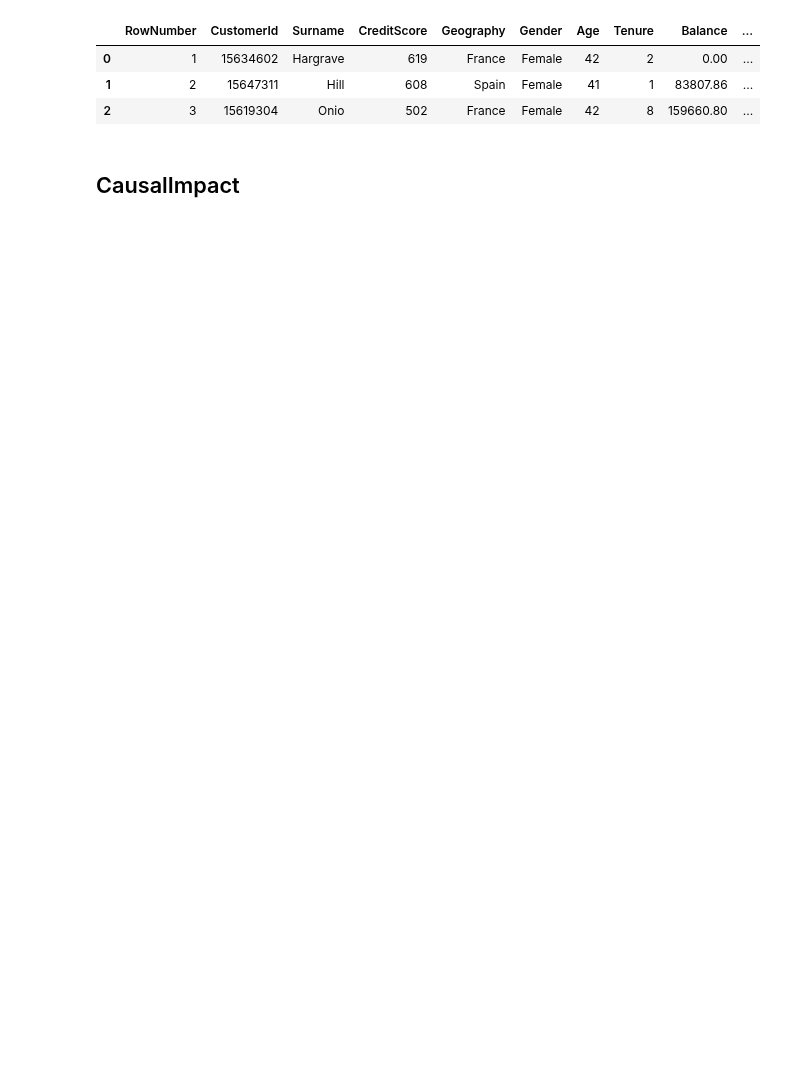
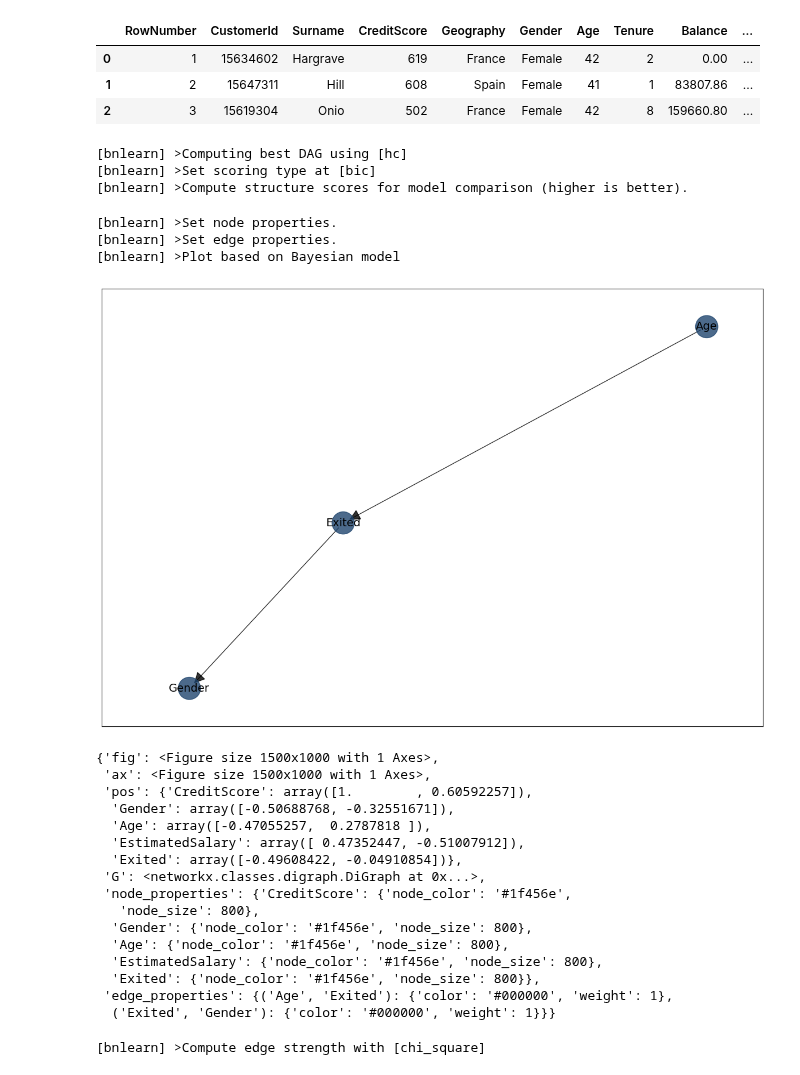
Before and after one commit to Haydn-Martin/CausalAIPlayground, a Jupyter notebook: playground.ipynb, the cells around one changed output. Saved outputs shown, nothing was run; the diff lists cells and outputs as text; code cells hidden in the pictures; blank space fills up the shorter version.

Commit message:
Basic causal graph and inference

```diff
--- a/playground.ipynb
+++ b/playground.ipynb
@@ -16,5 +20,48 @@ df.head(3)
 | 0 | 1 | 15634602 | Hargrave | 619 | France | Female | 42 | 2 | 0.00 | ... |
 | 1 | 2 | 15647311 | Hill | 608 | Spain | Female | 41 | 1 | 83807.86 | ... |
 | 2 | 3 | 15619304 | Onio | 502 | France | Female | 42 | 8 | 159660.80 | ... |
-# %% [markdown]
-## CausalImpact
+# %%
+# Take a subset because creatignna causal netowkr with 14 variables is long
+cas_sub_df = df[['CreditScore',
+                 'Gender',
+                 'Age',
+                 'EstimatedSalary',
+                 'Exited']]
+# %%
+bn_model = bn.structure_learning.fit(cas_sub_df)
+# %% [output]
+[bnlearn] >Computing best DAG using [hc]
+[bnlearn] >Set scoring type at [bic]
+[bnlearn] >Compute structure scores for model comparison (higher is better).
+# %%
+bn.plot(bn_model,
+        interactive=False)
+# %% [output]
+[bnlearn] >Set node properties.
+[bnlearn] >Set edge properties.
+[bnlearn] >Plot based on Bayesian model
+[figure, added]
+{'fig': <Figure size 1500x1000 with 1 Axes>,
+ 'ax': <Figure size 1500x1000 with 1 Axes>,
+ 'pos': {'CreditScore': array([1.        , 0.60592257]),
+  'Gender': array([-0.50688768, -0.32551671]),
+  'Age': array([-0.47055257,  0.2787818 ]),
+  'EstimatedSalary': array([ 0.47352447, -0.51007912]),
+  'Exited': array([-0.49608422, -0.04910854])},
+ 'G': <networkx.classes.digraph.DiGraph at 0x...>,
+ 'node_properties': {'CreditScore': {'node_color': '#1f456e',
+   'node_size': 800},
+  'Gender': {'node_color': '#1f456e', 'node_size': 800},
+  'Age': {'node_color': '#1f456e', 'node_size': 800},
+  'EstimatedSalary': {'node_color': '#1f456e', 'node_size': 800},
+  'Exited': {'node_color': '#1f456e', 'node_size': 800}},
+ 'edge_properties': {('Age', 'Exited'): {'color': '#000000', 'weight': 1},
+  ('Exited', 'Gender'): {'color': '#000000', 'weight': 1}}}
+# %%
+model_it = bn.independence_test(bn_model,
+                                cas_sub_df,
+                                test="chi_square",
+                                alpha=0.05,
+                                prune=True)
+# %% [output]
+[bnlearn] >Compute edge strength with [chi_square]
```
Also changed, not shown: parts of 10 cells of this notebook.
